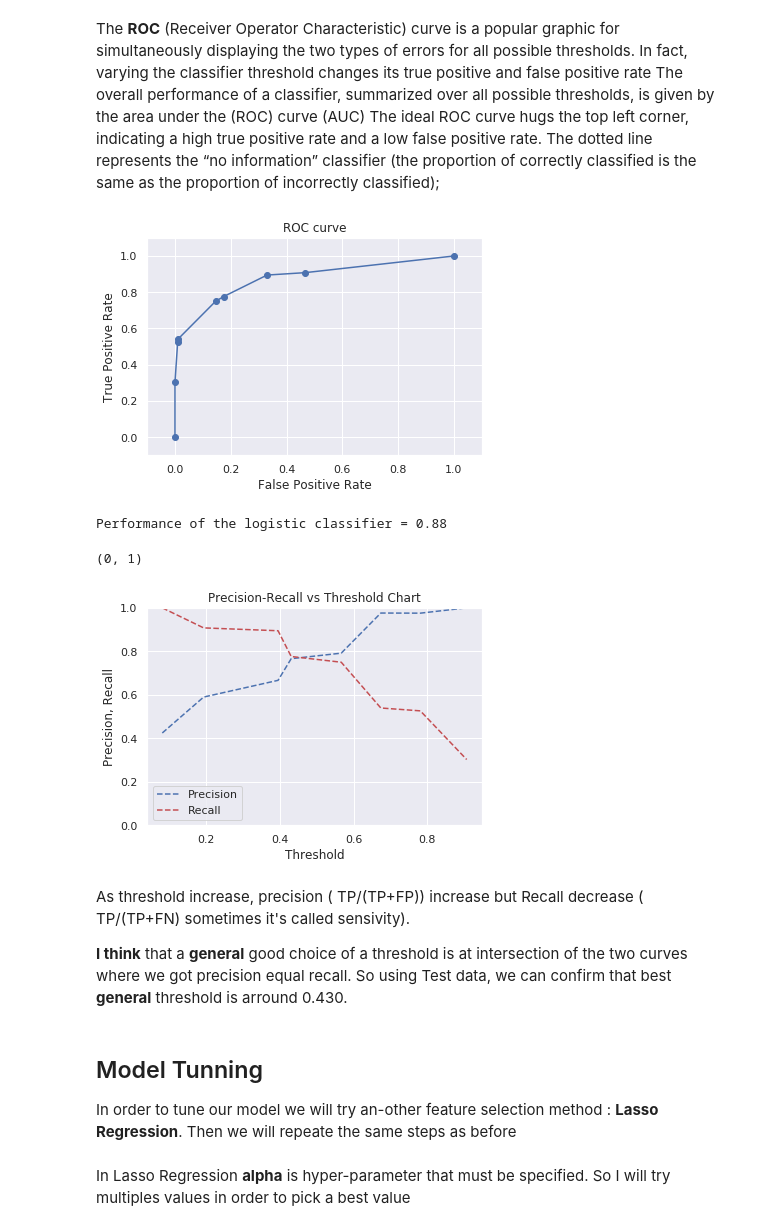
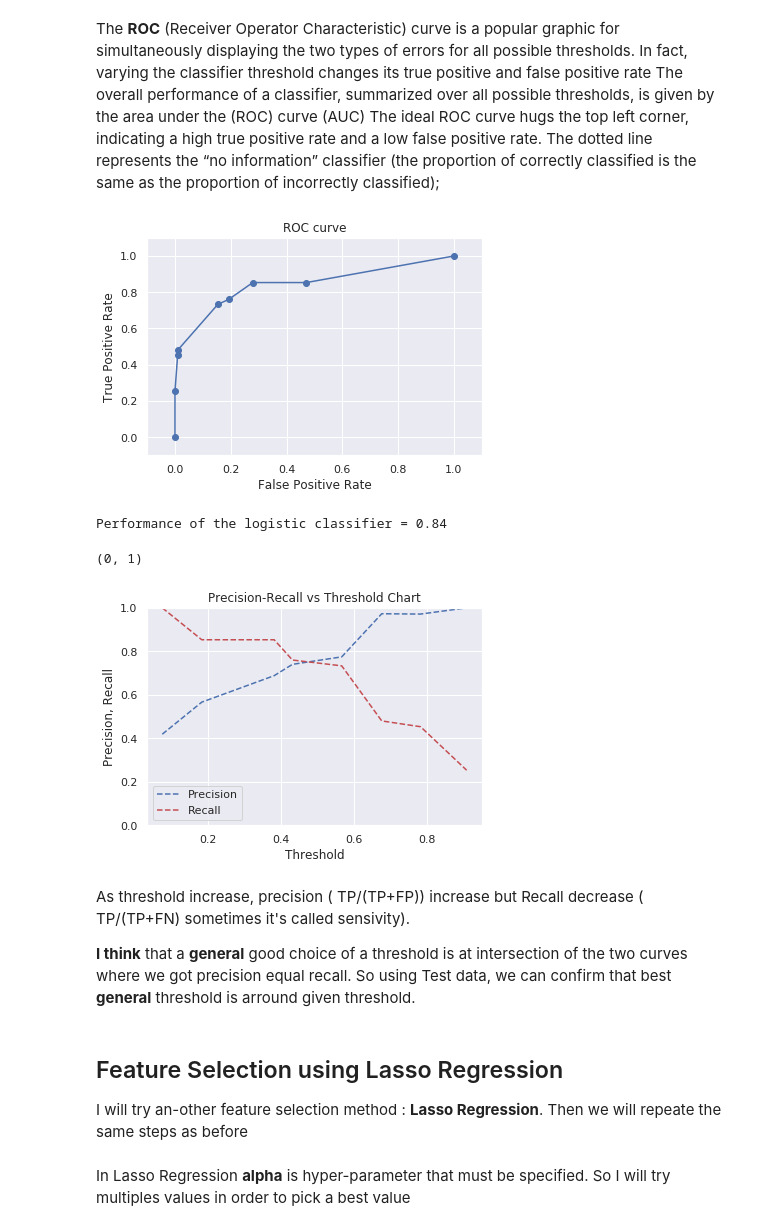
Before and after one commit to hayari/GoMyCodeML, a Jupyter notebook: Logistic_Regression.ipynb, the cells around one changed output. Saved outputs shown, nothing was run; the diff lists cells and outputs as text; code cells hidden in the pictures.

```diff
--- a/Logistic_Regression.ipynb
+++ b/Logistic_Regression.ipynb
@@ -378 +354,6 @@ data3[num_feats].describe()
+# %%
+scaler=RobustScaler()
+scaler.fit(x_train[num_feats])
+x_train[num_feats]=scaler.transform(x_train[num_feats])
+x_test[num_feats]=scaler.transform(x_test[num_feats])
 # %%
@@ -405,7 +383,6 @@ Y=data3["Survived"]
 # %%
-all_feats=data3.columns.to_list()
-all_feats.remove('PassengerId')
-all_feats.remove('Survived')
+all_feats=x_train.columns.to_list()
+
 print(all_feats)
 # %% [output]
 ['Pclass', 'Sex', 'Age', 'SibSp', 'Parch', 'Fare', 'f_Col', 'f_Don', 'f_Dr', 'f_Jonkheer', 'f_Lady', 'f_Major', 'f_Master', 'f_Miss', 'f_Mlle', 'f_Mme', 'f_Mr', 'f_Mrs', 'f_Ms', 'f_Rev', 'f_Sir', 'f_t ...
@@ -476,9 +449,9 @@ sel_feats=None
 estimator=LogisticRegression()
 for n in range(n_feat,1,-1):
     selector = RFE(estimator, n,step=1)
-    selector = selector.fit(X, Y)
-    feats=[X.columns[i] for i,x in enumerate(selector.support_) if x==True]
-    df=select_feature_F(X[feats],Y)
+    selector = selector.fit(x_train, y_train)
+    feats=[x_train.columns[i] for i,x in enumerate(selector.support_) if x==True]
+    df=select_feature_F(x_train[feats],y_train)
     if (df[df['P-values {Prob(F Statistic)}']>0.05].shape[0]==0) and (df[df['F Statistic']<=1].shape[0]==0):
         n_feat=n
         sel_feats=df
@@ -507,0 +465,5 @@ g=sns.pairplot(X.join(Y),corner=True)
+# %%
+sel_feats_names=sel_feats.Xi.to_list()
+x_train=x_train[sel_feats_names]
+x_test=x_test[sel_feats_names]
+x_train.head()
@@ -609,42 +576,41 @@ plt.xlabel('False Positive Rate')
 plt.ylabel('True Positive Rate')
 plt.grid(True)
 # %% [output]
-[figure, old version]
+[figure, new version]
 # %%
 print("Performance of the logistic classifier = {:.2f}".format(metrics.roc_auc_score(y_test, y_pred_prob)))
 # %% [output]
-Performance of the logistic classifier = 0.88
+Performance of the logistic classifier = 0.84
 # %%
 ### Predict test_y values and probabilities based on fitted logistic regression model
 
 pred_y=model.predict(x_test)
 
 probs_y=model.predict_proba(x_test)
   # probs_y is a 2-D array of probability of being labeled as 0 (first column of    array) vs 1 (2nd column in array)
 
 from sklearn.metrics import precision_recall_curve
-precision, recall, thresholds = precision_recall_curve(y_test, probs_y[:,
-1])
+precision, recall, thresholds = precision_recall_curve(y_test, probs_y[:,1])
    #retrieve probability of being 1(in second column of probs_y)
 pr_auc = metrics.auc(recall, precision)
 
 plt.title("Precision-Recall vs Threshold Chart")
 plt.plot(thresholds, precision[: -1], "b--", label="Precision")
 plt.plot(thresholds, recall[: -1], "r--", label="Recall")
 plt.ylabel("Precision, Recall")
 plt.xlabel("Threshold")
 plt.legend(loc="lower left")
 plt.ylim([0,1])
 # %% [output]
 (0, 1)
-[figure, old version]
+[figure, new version]
 # %% [markdown]
 As threshold increase, precision ( TP/(TP+FP)) increase but Recall decrease ( TP/(TP+FN) sometimes it's called sensivity).
 
 **I think** that a **general** good choice of a threshold is at intersection of the two curves where we got precision equal recall.
-So using Test data, we can confirm that best **general** threshold is arround 0.430.
+So using Test data, we can confirm that best **general** threshold is arround given threshold.
 # %% [markdown]
-## Model Tunning
+## Feature Selection using Lasso Regression
 
-In order to tune our model we will try an-other feature selection method : **Lasso Regression**. Then we will repeate the same steps as before
+I will try an-other feature selection method : **Lasso Regression**. Then we will repeate the same steps as before
 # %%
```
Also changed, not shown: parts of 50 cells of this notebook.
